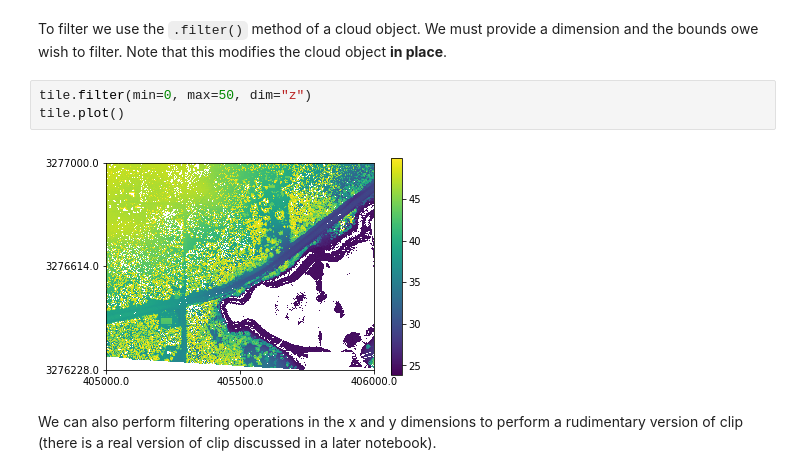
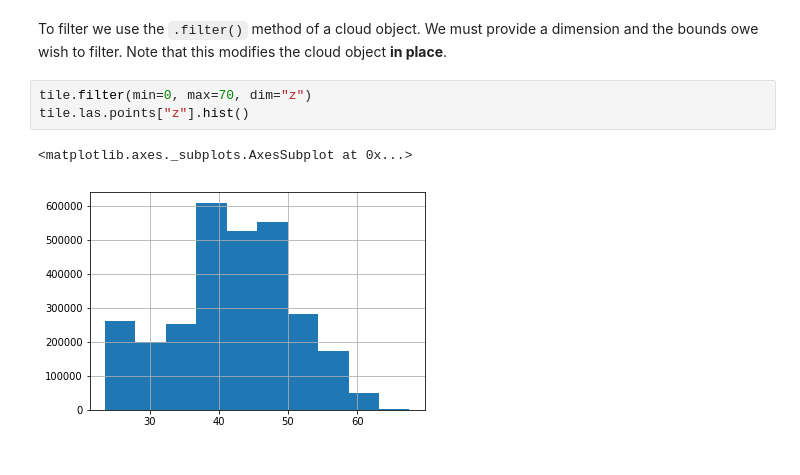
Before and after one commit to brycefrank/pyfor, a Jupyter notebook: samples/ImportsExports.ipynb, the cells around one changed output. Drawn from its saved outputs; the diff is of its cells as text.

Commit message:
fixes to plotting methods after in place change, added surface plot, improved samples

```diff
--- a/samples/ImportsExports.ipynb
+++ b/samples/ImportsExports.ipynb
@@ -66,9 +63,8 @@ list(tile.las.points)
 # %% [markdown]
 To filter we use the `.filter()` method of a cloud object. We must provide a dimension and the bounds owe wish to filter. Note that this modifies the cloud object **in place**.
 # %%
-tile.filter(min=0, max=50, dim="z")
-tile.plot()
+tile.filter(min=0, max=70, dim="z")
+tile.las.points["z"].hist()
 # %% [output]
+<matplotlib.axes._subplots.AxesSubplot at 0x...>
-[figure, old version]
+[figure, new version]
-# %% [markdown]
-We can also perform filtering operations in the x and y dimensions to perform a rudimentary version of clip (there is a real version of clip discussed in a later notebook).
```
Also changed, not shown: parts of 19 cells of this notebook, 6 other files.
